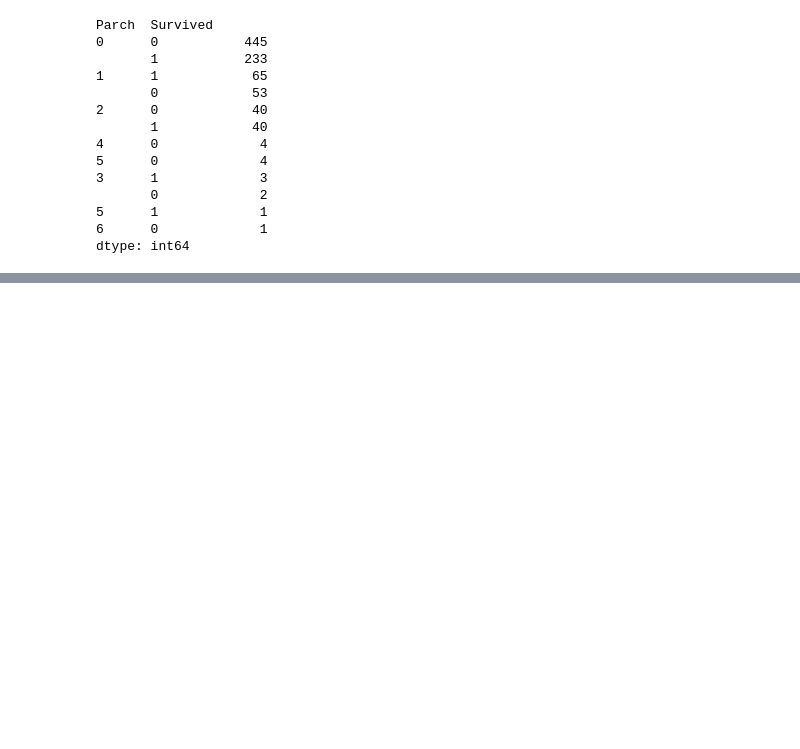
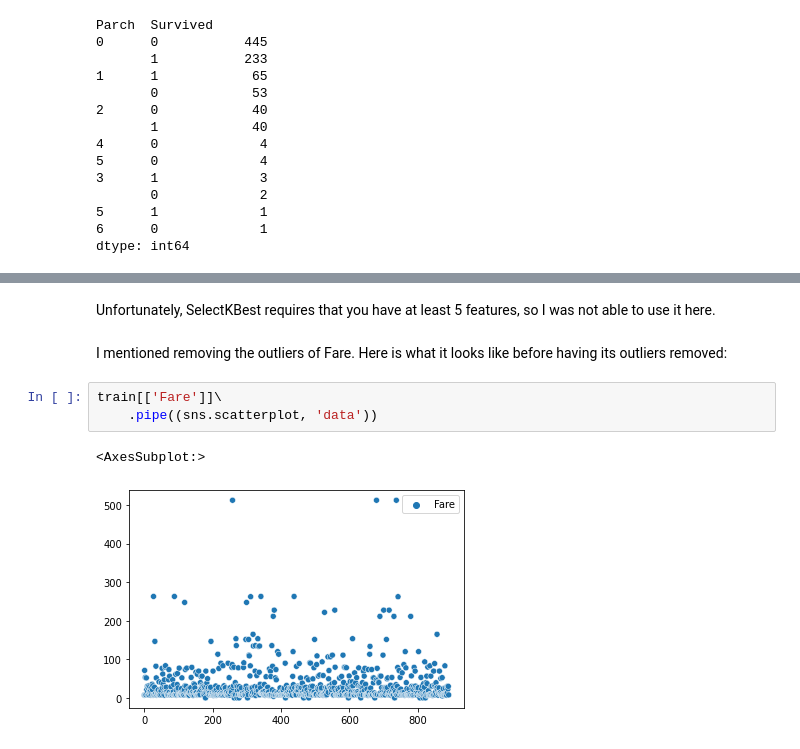
Before and after one commit to djm160830/kaggle-notebooks, a Jupyter notebook: titanic-submission.ipynb, the cells around one changed output, grey strips where cells are left out. Saved outputs shown, nothing was run; the diff lists cells and outputs as text; blank space fills up the shorter version.

Commit message:
EDA Fare

```diff
--- a/titanic-submission.ipynb
+++ b/titanic-submission.ipynb
@@ -223,0 +238,10 @@ Another way to do feature selection for a regression problem like this is to app
+# %% [markdown]
+Unfortunately, SelectKBest requires that you have at least 5 features, so I was not able to use it here.
+# %% [markdown]
+I mentioned removing the outliers of Fare. Here is what it looks like before having its outliers removed:
+# %%
+train[['Fare']]\
+    .pipe((sns.scatterplot, 'data'))
+# %% [output]
+<AxesSubplot:>
+[figure, added]
```
Also changed, not shown: parts of 10 cells of this notebook.
